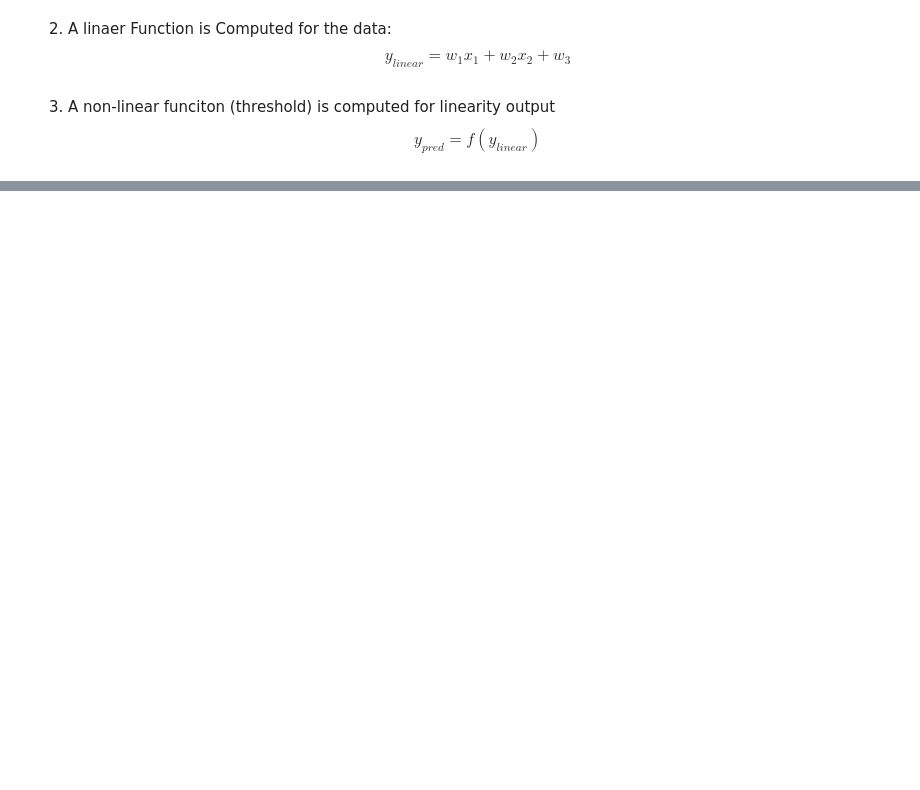
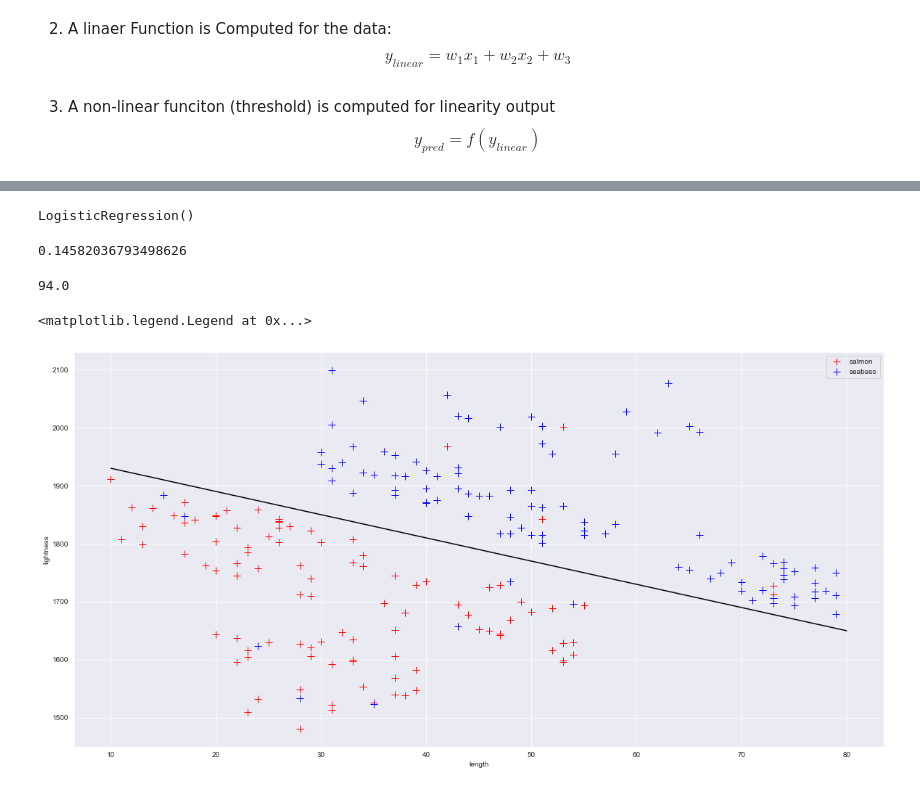
Before and after one commit to SoheilKoohi/ml_course, a Jupyter notebook: 03_logistic_regression.ipynb, the cells around one changed output, grey strips where cells are left out. Cells and saved outputs as stored; diff of their text form; code cells hidden in the pictures; blank space fills up the shorter version.

Commit message:
continue logistic regression|start of evaluation

```diff
--- a/03_logistic_regression.ipynb
+++ b/03_logistic_regression.ipynb
@@ -172,0 +225,8 @@ however the **Hard Thresholding Function** is not appropriate for gradient-base
+# %%
+model = LogisticRegression()
+X = dataset[["length", "lightness"]].values
+y = dataset[["category"]].values
+X_train, X_test, y_train, y_test = train_test_split(X, y, test_size=0.25, random_state=42)
+model.fit(X_train, y_train)
+# %% [output]
+LogisticRegression()
@@ -172,0 +236,21 @@ however the **Hard Thresholding Function** is not appropriate for gradient-base
+# %%
+w_2 / w_1
+# %% [output]
+0.14582036793498626
+# %%
+model.score(X_test, y_test) * 100
+# %% [output]
+94.0
+# %%
+x_plot = np.linspace(10, 80, 1000).reshape(-1,1)
+y_plot = -4 * x_plot + 1970
+plt.figure(figsize=(20,10))
+plt.plot(salmon[:, 0], salmon[:, 1], "r+", markersize=10, label="salmon")
+plt.plot(seabass[:, 0], seabass[:, 1], "b+", markersize=10, label="seabass")
+plt.plot(x_plot, y_plot,"k")
+plt.xlabel("length")
+plt.ylabel("lightness")
+plt.legend()
+# %% [output]
+<matplotlib.legend.Legend at 0x...>
+[figure, added]
```
Also changed, not shown: parts of 23 cells of this notebook.
